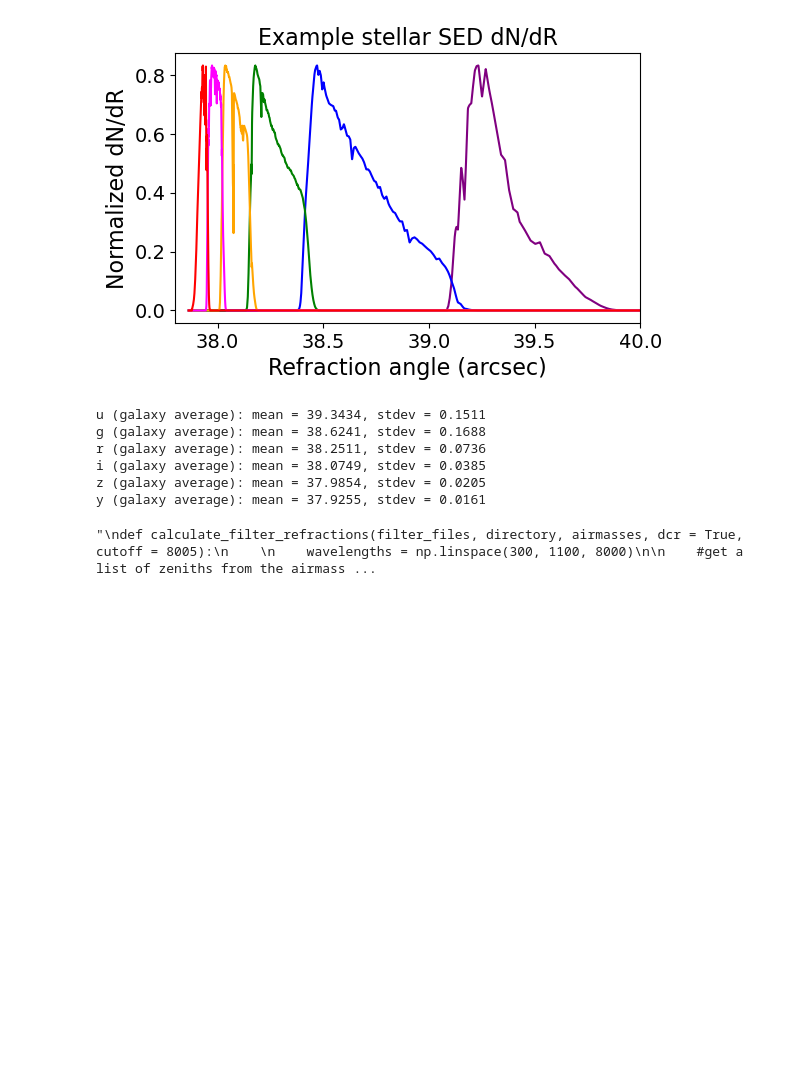
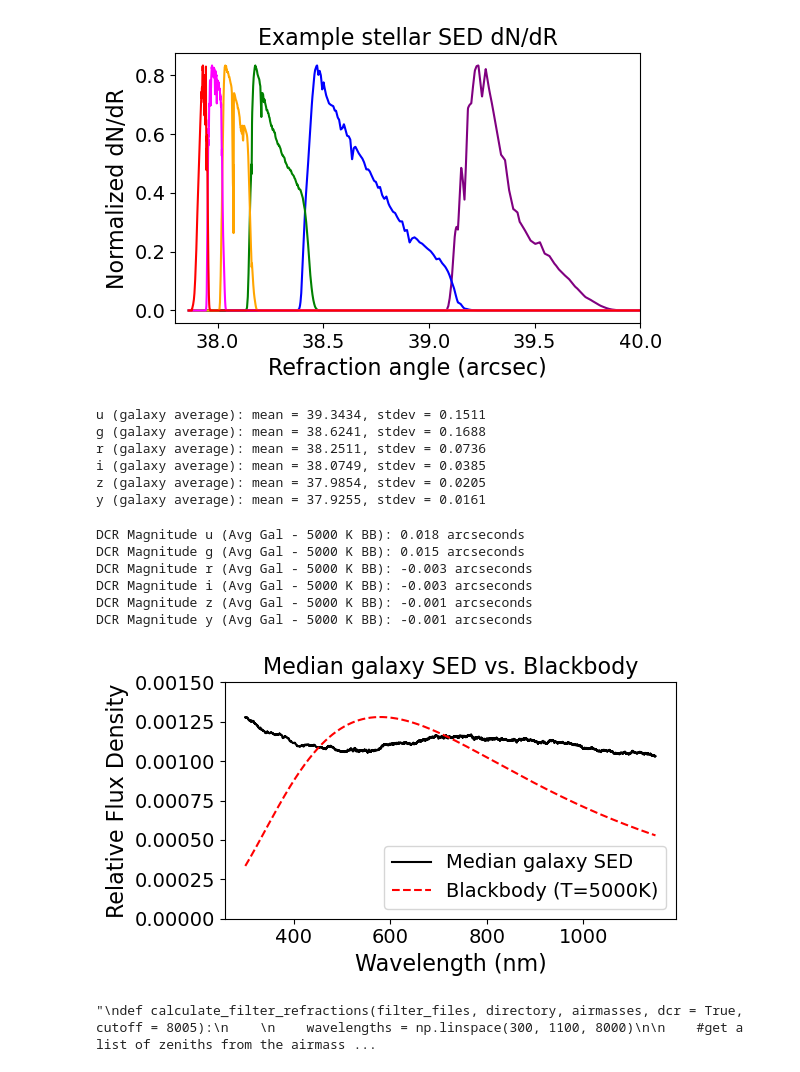
Before and after one commit to LSSTDESC/DifferentialCR, a Jupyter notebook: SEDAnalysis.ipynb, the cells around one changed output. Cells and saved outputs as stored; diff of their text form; code cells hidden in the pictures; blank space fills up the shorter version.

Commit message:
Updating SEDAnalysis with galaxy-star comparison to calculate DCR Magnitude

```diff
--- a/SEDAnalysis.ipynb
+++ b/SEDAnalysis.ipynb
@@ -12,6 +12,17 @@ import matplotlib.pyplot as plt
 import galsim
 import os
 from astropy.table import Table
+
+from astropy.modeling.models import BlackBody
+
+
+def BB(wave, temp, scale):
+    temp = temp * u.K
+    wave = wave * u.AA
+    scale = scale * u.erg / (u.cm**2 * u.s * u.AA * u.sr)
+
+    bb = BlackBody(temperature = temp, scale = scale)
+    return bb(wave).value
 # %%
 #checking my understanding of the dcr.get_refraction function by
 #recreating the plot 1 from the Impact of Atmospheric Chromatic Effects on Weak Lensing Measurements (Meyers and Burchat, 2018)
@@ -464,4 +468,42 @@ r (galaxy average): mean = 38.2511, stdev = 0.0736
 i (galaxy average): mean = 38.0749, stdev = 0.0385
 z (galaxy average): mean = 37.9854, stdev = 0.0205
 y (galaxy average): mean = 37.9255, stdev = 0.0161
+# %%
+# Now lets compare these refraction results to a point source with a 5000 K blackbody SED (approximation of a calibration star).
+
+BB_SED = BB(wvl * 10 ,temp = 5000, scale = 1) #BB expects wavelength in Angstroms, so convert from nm by multiplying by 10
+
+BB_filtered = apply_filter(wvl, BB_SED, band  = 'all')
+
+
+BB_refraction_angles, BB_filtered_refracted = apply_DCR(wvl, BB_filtered, zenith, pressure, temperature, H2O_pressure)
+
+BB_mean, BB_stdev = weighted_avg_and_std(BB_refraction_angles, BB_filtered_refracted, multi = False)
+
+for band in 'ugrizy':
+    gal_R = np.mean(means[band])
+    BB_R = BB_mean[band]
+    # print(f'{band} (5000 K blackbody): mean = {np.round(np.mean(means_), 4)}, stdev = {np.round(np.mean(BB_stdev[band]), 4)}')
+    print(f'DCR Magnitude {band} (Avg Gal - 5000 K BB): {np.round((gal_R - BB_R), 3)} arcseconds') #, stdev = {np.round(np.mean(BB_stdev[band]), 4)}')
+
+
+# plot the average galaxy SED against the BB for reference:
+plt.figure(figsize = (6, 3.5))
+plt.plot(wvl, average_SED, 'k-', label = 'Median galaxy SED')
+plt.plot(wvl, BB(wvl * 10, 5000, 1e-9), 'r--', label = 'Blackbody (T=5000K)')
+plt.xlabel('Wavelength (nm)', fontsize = 16)
+plt.ylim(0, 0.0015)
+plt.ylabel('Relative Flux Density', fontsize = 16)
+plt.title('Median galaxy SED vs. Blackbody', fontsize = 16)
+plt.legend(fontsize = 14)
+plt.tick_params(labelsize=14)
+plt.tight_layout()
+# %% [output]
+DCR Magnitude u (Avg Gal - 5000 K BB): 0.018 arcseconds
+DCR Magnitude g (Avg Gal - 5000 K BB): 0.015 arcseconds
+DCR Magnitude r (Avg Gal - 5000 K BB): -0.003 arcseconds
+DCR Magnitude i (Avg Gal - 5000 K BB): -0.003 arcseconds
+DCR Magnitude z (Avg Gal - 5000 K BB): -0.001 arcseconds
+DCR Magnitude y (Avg Gal - 5000 K BB): -0.001 arcseconds
+[figure, added]
 # %%
```
Also changed, not shown: parts of 5 cells of this notebook.
